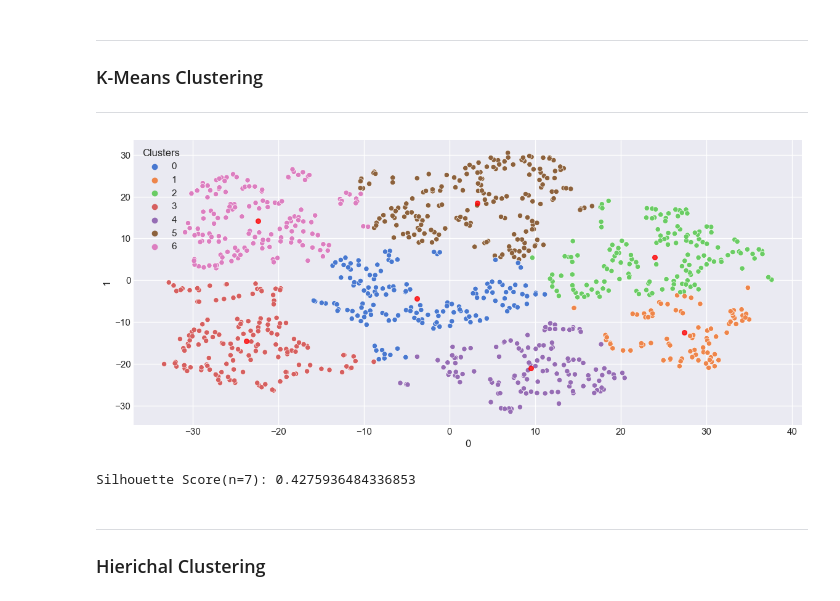
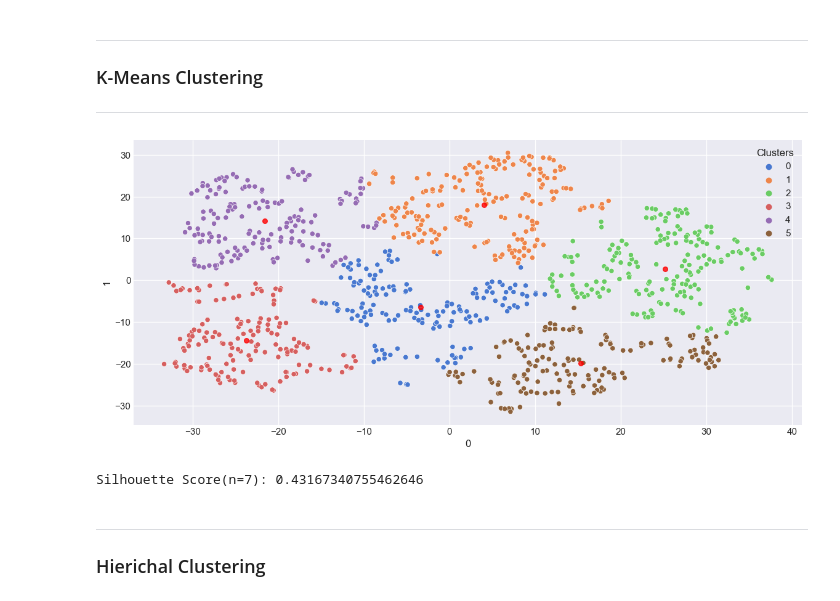
Before and after one commit to y0ngjie/AIML-ST1511-CA2, a Jupyter notebook: clustering copy.ipynb, the cells around one changed output. Cells and saved outputs as stored; diff of their text form; code cells hidden in the pictures.

```diff
--- a/clustering copy.ipynb
+++ b/clustering copy.ipynb
@@ -386,22 +422,22 @@ plot_optimalK(tsne_features)
 <hr>
 # %%
 # fit a Kmeans model to the data
-kMeansModel = KMeans(n_clusters=7, n_init=10)
+kMeansModel = KMeans(n_clusters=6, n_init=10)
 kMeansModel.fit(tsne_features)
 
 # Visualize the results
 plt.figure(figsize=(14,6))
 sns.scatterplot(x=tsne_features[0], y=tsne_features[1], hue=kMeansModel.labels_, palette='muted')
 
 centers = kMeansModel.cluster_centers_
 plt.scatter(centers[:, 0], centers[:, 1], c='red', s=30, alpha=0.8)
 plt.legend(title='Clusters')
 plt.show()
 
 print(f'Silhouette Score(n=7): {silhouette_score(tsne_features, kMeansModel.labels_)}')
 # %% [output]
-[figure, old version]
+[figure, new version]
-Silhouette Score(n=7): 0.4275936484336853
+Silhouette Score(n=7): 0.43167340755462646
 # %% [markdown]
 <hr>
 
```
Also changed, not shown: parts of 9 cells of this notebook.
